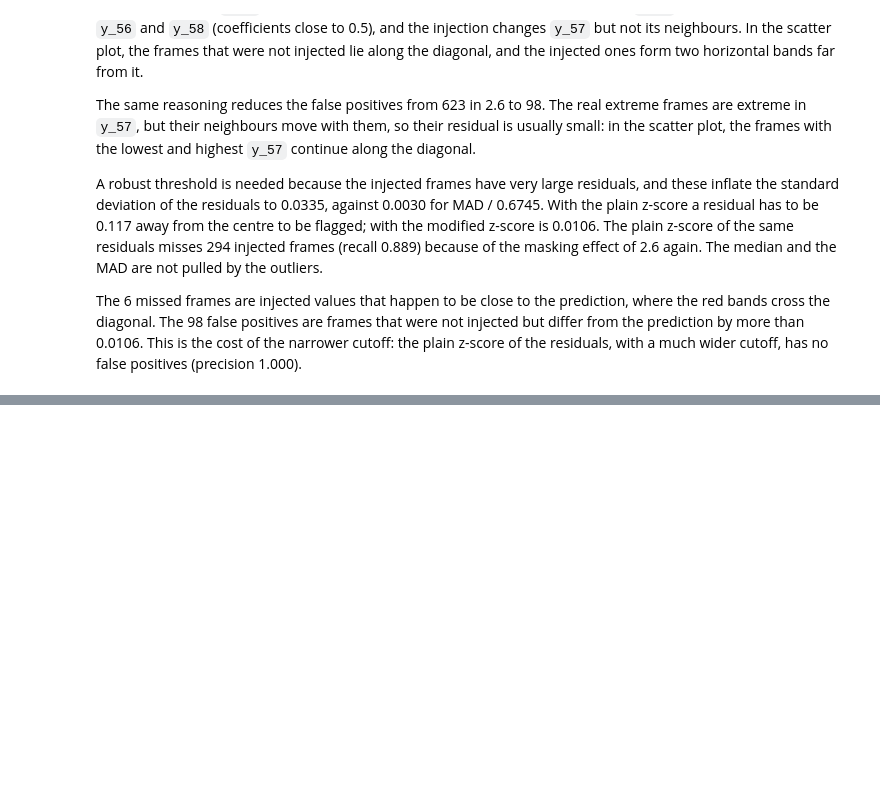
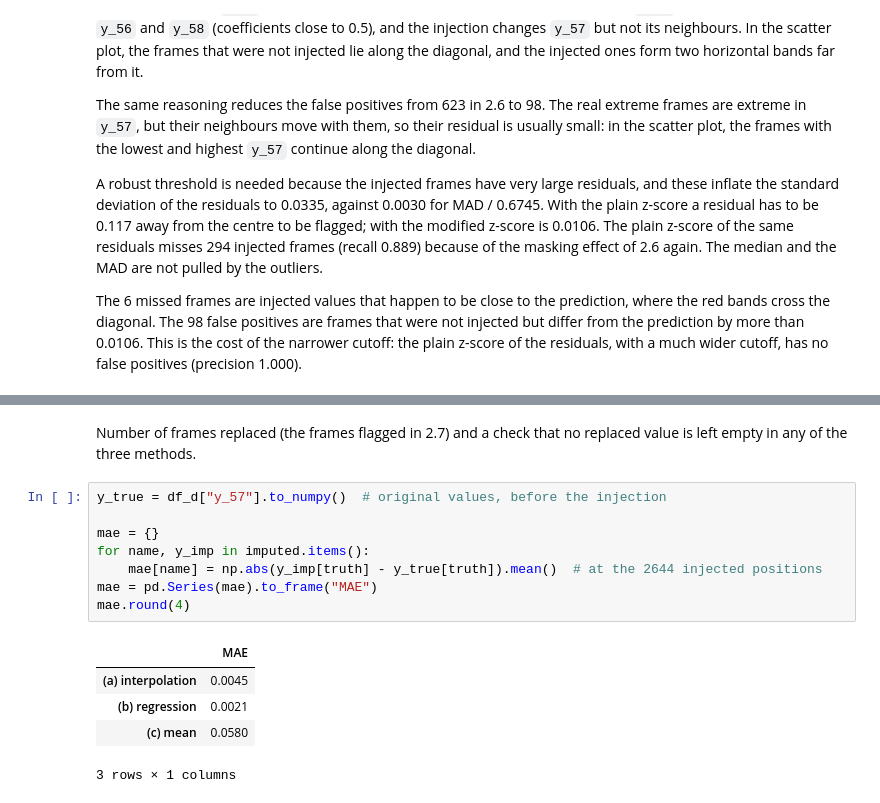
Before and after one commit to migasantunes/Emotion_Recognition, a Jupyter notebook: notebooks/02_quality.ipynb, the cells around one changed output, grey strips where cells are left out. Drawn from its saved outputs; the diff is of its cells as text; blank space fills up the shorter version.

```diff
--- a/notebooks/02_quality.ipynb
+++ b/notebooks/02_quality.ipynb
@@ -874,0 +900,16 @@ The 6 missed frames are injected values that happen to be close to the predictio
+# %% [markdown]
+Number of frames replaced (the frames flagged in 2.7) and a check that no replaced value is left empty in any of the three methods.
+# %%
+y_true = df_d["y_57"].to_numpy()  # original values, before the injection
+
+mae = {}
+for name, y_imp in imputed.items():
+    mae[name] = np.abs(y_imp[truth] - y_true[truth]).mean()  # at the 2644 injected positions
+mae = pd.Series(mae).to_frame("MAE")
+mae.round(4)
+# %% [output]
+|  | MAE |
+| (a) interpolation | 0.0045 |
+| (b) regression | 0.0021 |
+| (c) mean | 0.0580 |
+3 rows × 1 columns
```
Also changed, not shown: parts of 11 cells of this notebook, 2 other files.
